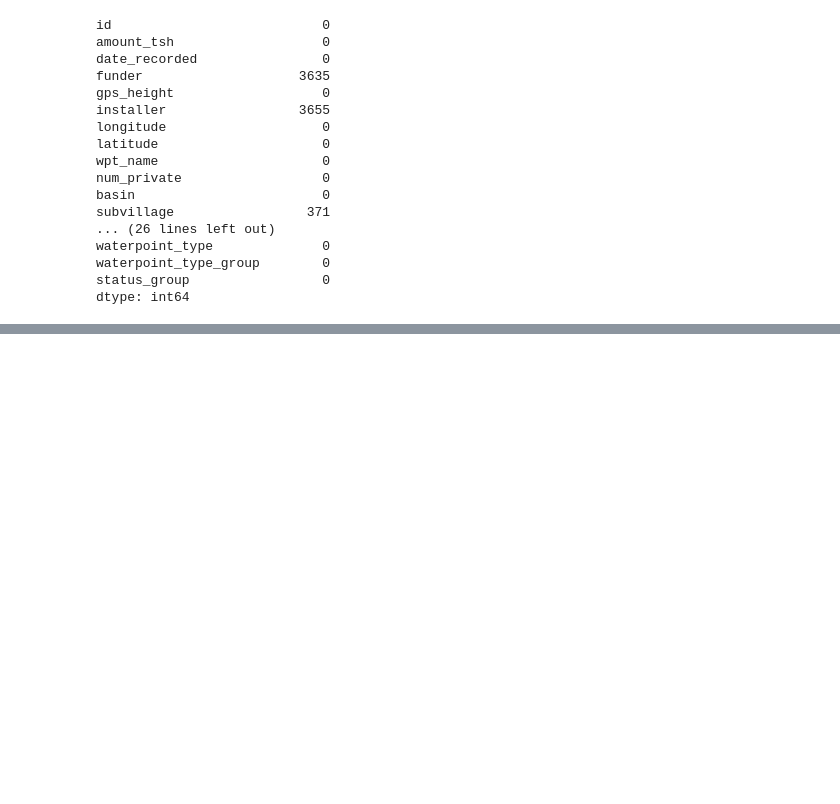
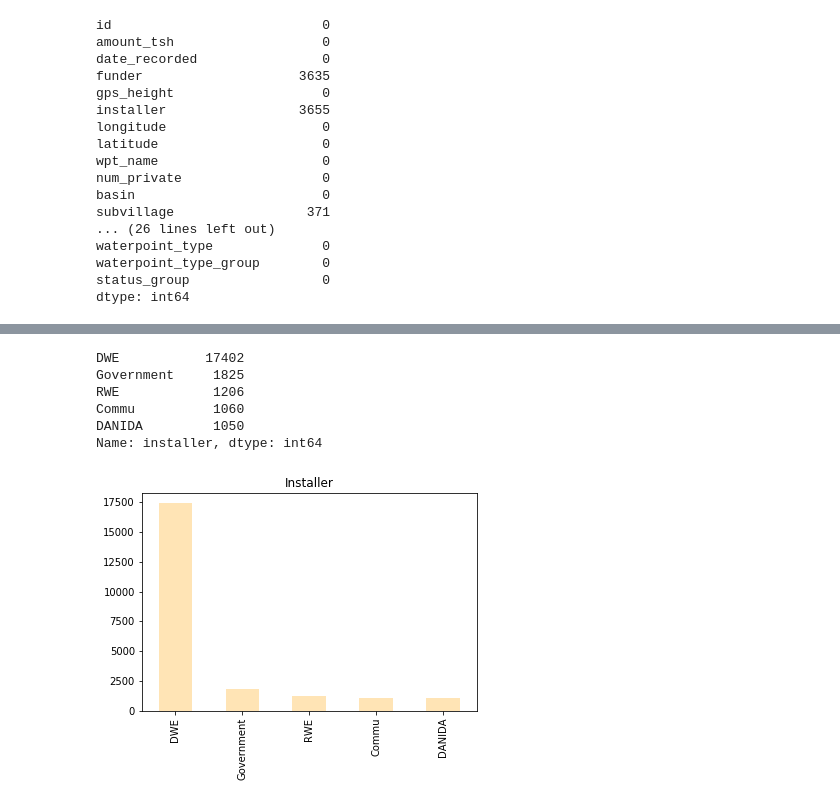
Before and after one commit to emilia329/PumpIt, a Jupyter notebook: WaterTanzia.ipynb, the cells around one changed output, grey strips where cells are left out. Cells and saved outputs as stored; diff of their text form; code cells hidden in the pictures; blank space fills up the shorter version.

```diff
--- a/WaterTanzia.ipynb
+++ b/WaterTanzia.ipynb
@@ -51,0 +95,11 @@ dtype: int64
+# %%
+df['installer'].value_counts().nlargest(n=5).plot(kind='bar',color='moccasin',title='Installer')
+print(df['installer'].value_counts().nlargest(n=5))
+# %% [output]
+DWE           17402
+Government     1825
+RWE            1206
+Commu          1060
+DANIDA         1050
+Name: installer, dtype: int64
+[figure, added]
```
Also changed, not shown: parts of 11 cells of this notebook.
